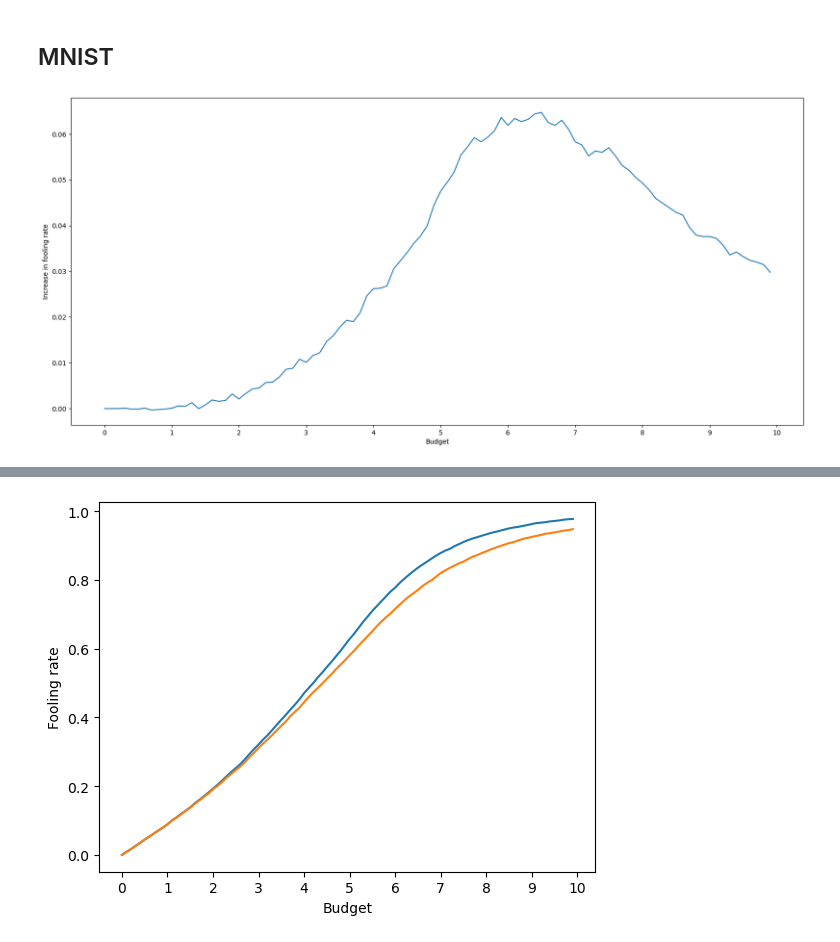
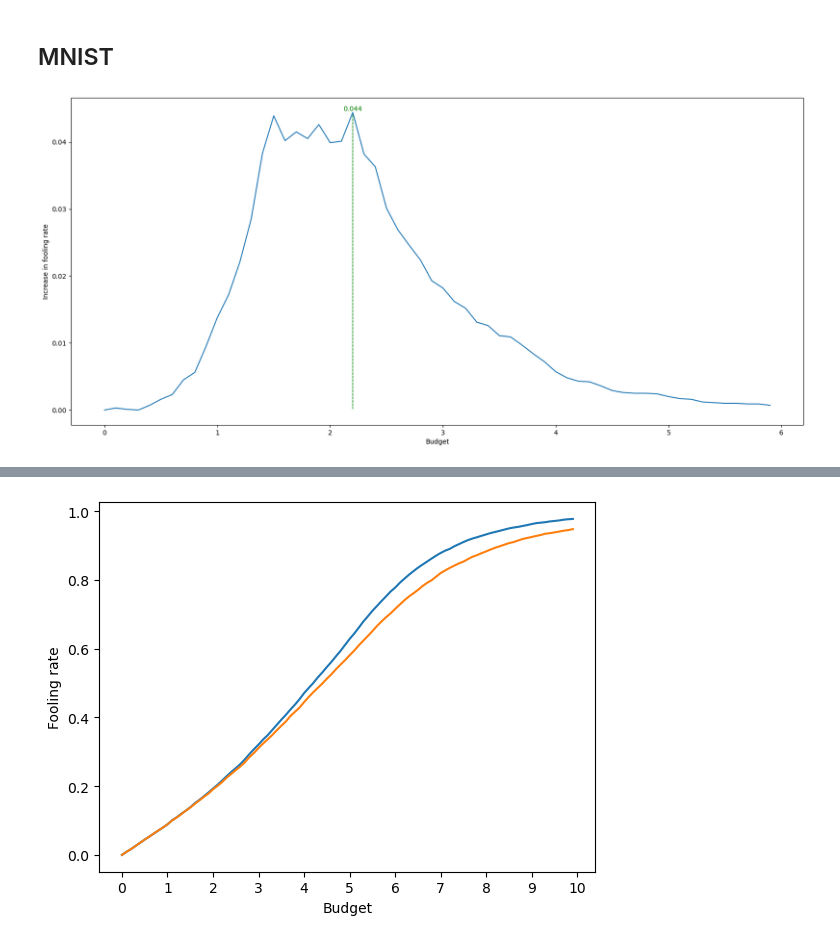
Before and after one commit to eliot-tron/CurvNetAttack, a Jupyter notebook: results_analysis.ipynb, the cells around one changed output, grey strips where cells are left out. Cells and saved outputs as stored; diff of their text form; code cells hidden in the pictures.

```diff
--- a/results_analysis.ipynb
+++ b/results_analysis.ipynb
@@ -6,22 +6,28 @@ import matplotlib.pyplot as plt
 # %% [markdown]
 ## MNIST
 # %%
-budget, fr_TSSA = torch.load('./output/Dormammu/MNIST/fooling_rates_compared_nsample=10000_start=0_batch=0_StandardTwoStepSpectralAttack_budget-rates.pt', map_location=torch.device('cpu'))
-budget, fr_OSSA = torch.load('./output/Dormammu/MNIST/fooling_rates_compared_nsample=10000_start=0_batch=0_OneStepSpectralAttack_budget-rates.pt', map_location=torch.device('cpu'))
-fr_TSSA, fr_OSSA = torch.tensor(fr_TSSA), torch.tensor(fr_OSSA)
-
-fr_diff = fr_TSSA - fr_OSSA
-max_index = torch.argmax(fr_diff)
-max_budget = budget[max_index]
-max_diff = fr_diff[max_index]
+# non_linearity="ReLU"
+non_linearity="Sigmoid"
+# budget, fr_TSSA = torch.load('./output/Dormammu/MNIST/fooling_rates_compared_nsample=10000_start=0_batch=0_StandardTwoStepSpectralAttack_budget-rates.pt', map_location=torch.device('cpu'))
+# budget, fr_OSSA = torch.load('./output/Dormammu/MNIST/fooling_rates_compared_nsample=10000_start=0_batch=0_OneStepSpectralAttack_budget-rates.pt', map_location=torch.device('cpu'))
+budget, fr_TSSA = torch.load(f'./output/Thanos/MNIST/fooling-rates/aa-ossa-tssa/fooling_rates_compared_nsample=10000_start=0_nl={non_linearity}()_batch=0_TwoStepSpectralAttack_budget-rates.pt', map_location=torch.device('cpu'))
+budget, fr_OSSA = torch.load(f'./output/Thanos/MNIST/fooling-rates/aa-ossa-tssa/fooling_rates_compared_nsample=10000_start=0_nl={non_linearity}()_batch=0_OneStepSpectralAttack_budget-rates.pt', map_location=torch.device('cpu'))
+budget, fr_AA = torch.load(f'./output/Thanos/MNIST/fooling-rates/aa-ossa-tssa/fooling_rates_compared_nsample=10000_start=0_nl={non_linearity}()_batch=0_AdversarialAutoAttack_budget-rates.pt', map_location=torch.device('cpu'))
+fr_TSSA, fr_OSSA, fr_AA = torch.tensor(fr_TSSA), torch.tensor(fr_OSSA), torch.tensor(fr_AA)
 # %%
+fr_diff = fr_TSSA - fr_OSSA
+max_index = torch.argmax(fr_diff)
+max_budget = budget[max_index]
+max_diff = fr_diff[max_index]
+
 plt.figure(figsize=(20,9))
 plt.plot(budget, fr_diff)
 plt.xlabel('Budget')
 plt.ylabel('Increase in fooling rate')
-plt.xticks(range(0,11))
-# plt.annotate(text=f'{max_diff:.3f}', ha = "center", va="bottom", xy=(max_budget, 0.), xytext=(max_budget, max_diff), arrowprops={'arrowstyle': '-', 'color': 'green', 'ls': '--'}, color = 'green')
-plt.savefig('./output/Dormammu/MNIST/fooling_rates_increase_plain.pdf', transparent=True, dpi=None)
+plt.xticks(range(0,7))
+plt.annotate(text=f'{max_diff:.3f}', ha = "center", va="bottom", xy=(max_budget, 0.), xytext=(max_budget, max_diff), arrowprops={'arrowstyle': '-', 'color': 'green', 'ls': '--'}, color = 'green')
+# plt.savefig('./output/Dormammu/MNIST/fooling_rates_increase_plain.pdf', transparent=True, dpi=None)
+plt.savefig(f'./output/Thanos/MNIST/fooling-rates/fooling_rates_increase_nsample=10000_nl={non_linearity}_tssa-ossa_plain.pdf', transparent=True, dpi=None)
 plt.show()
 # %% [output]
-[figure, old version]
+[figure, new version]
```
Also changed, not shown: parts of 1 cell of this notebook.
